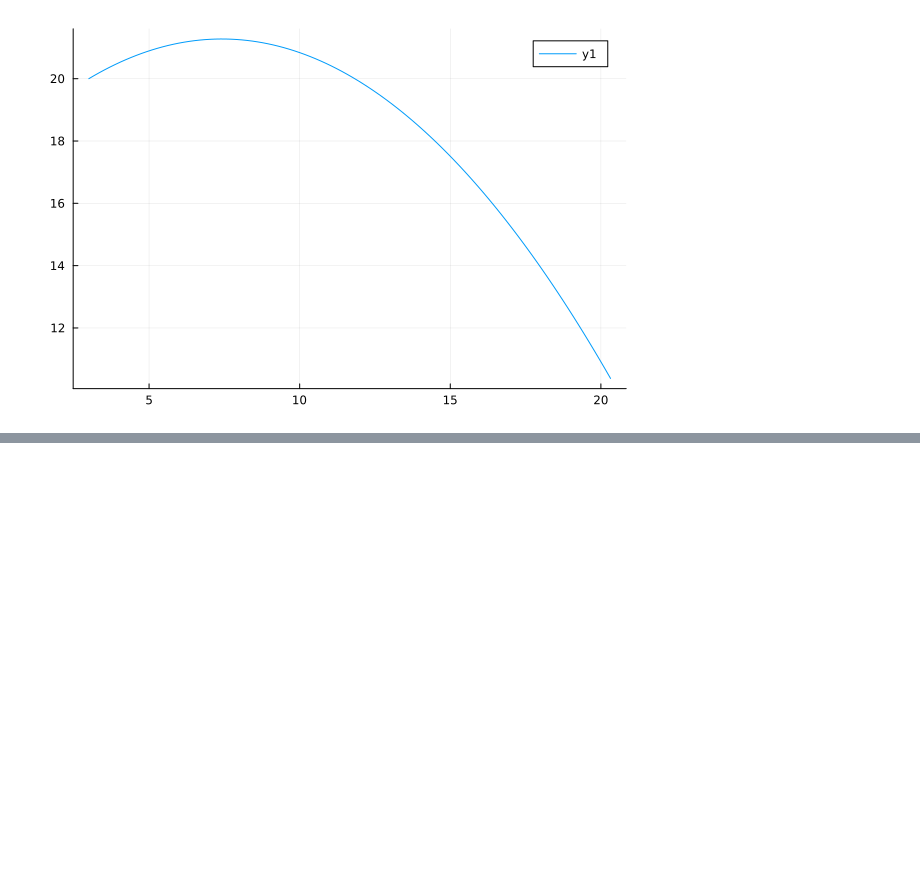
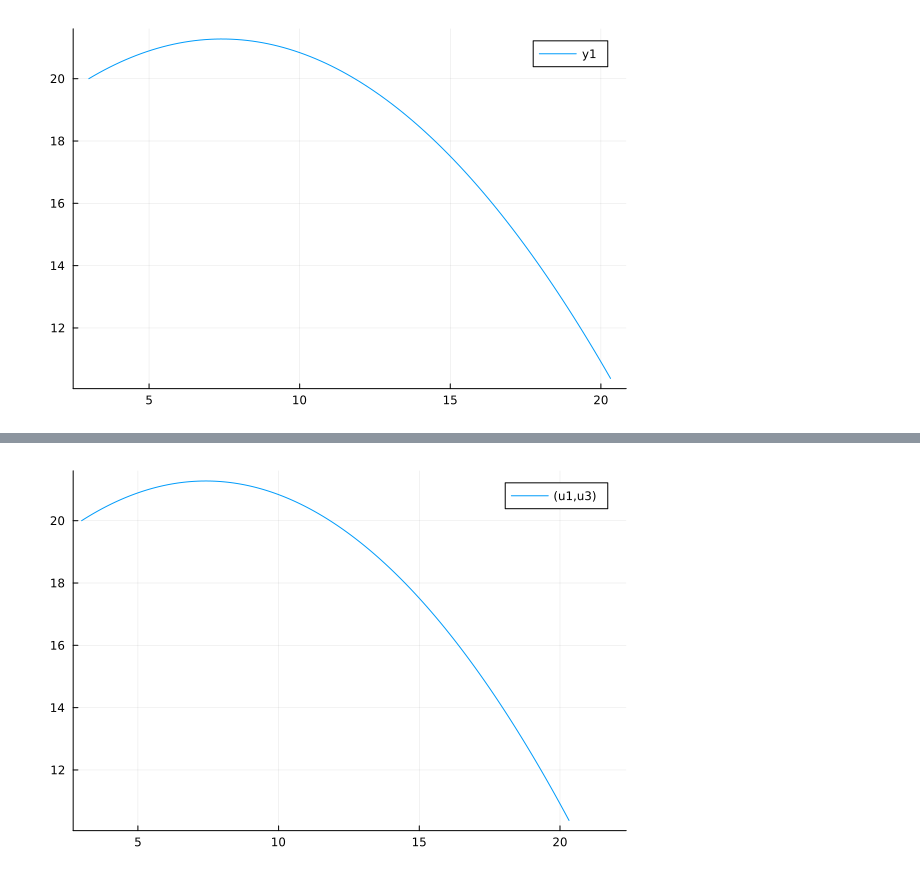
Before and after one commit to LaurentiuStoleriu/julia, a Jupyter notebook: Modelare/1_aruncare_1.ipynb, the cells around one changed output, grey strips where cells are left out. Cells and saved outputs as stored; diff of their text form; code cells hidden in the pictures; blank space fills up the shorter version.

Commit message:
toata aruncarea rezolvata in Julia

```diff
--- a/Modelare/1_aruncare_1.ipynb
+++ b/Modelare/1_aruncare_1.ipynb
@@ -35,0 +38,7 @@ plot(rez2D[1,:], rez2D[2,:])
+# %%
+function syst!(du,u,p,t)
+    du[1] = u[2]
+    du[2] = 0
+    du[3] = u[4]
+    du[4] = -g
+end
@@ -35,0 +47,2 @@ plot(rez2D[1,:], rez2D[2,:])
+# %%
+u0 = [x0, v0x, y0, v0y]
@@ -35,0 +55,2 @@ plot(rez2D[1,:], rez2D[2,:])
+# %%
+aruncare = ODEProblem(syst!, u0, (0,tmax))
@@ -35,0 +65,2 @@ plot(rez2D[1,:], rez2D[2,:])
+# %%
+rez2 = solve(aruncare)
@@ -35,0 +80,4 @@ plot(rez2D[1,:], rez2D[2,:])
+# %%
+plot(rez2, vars=(1,3))
+# %% [output]
+[figure, added]
```
Also changed, not shown: parts of 5 cells of this notebook, 3 other files.
